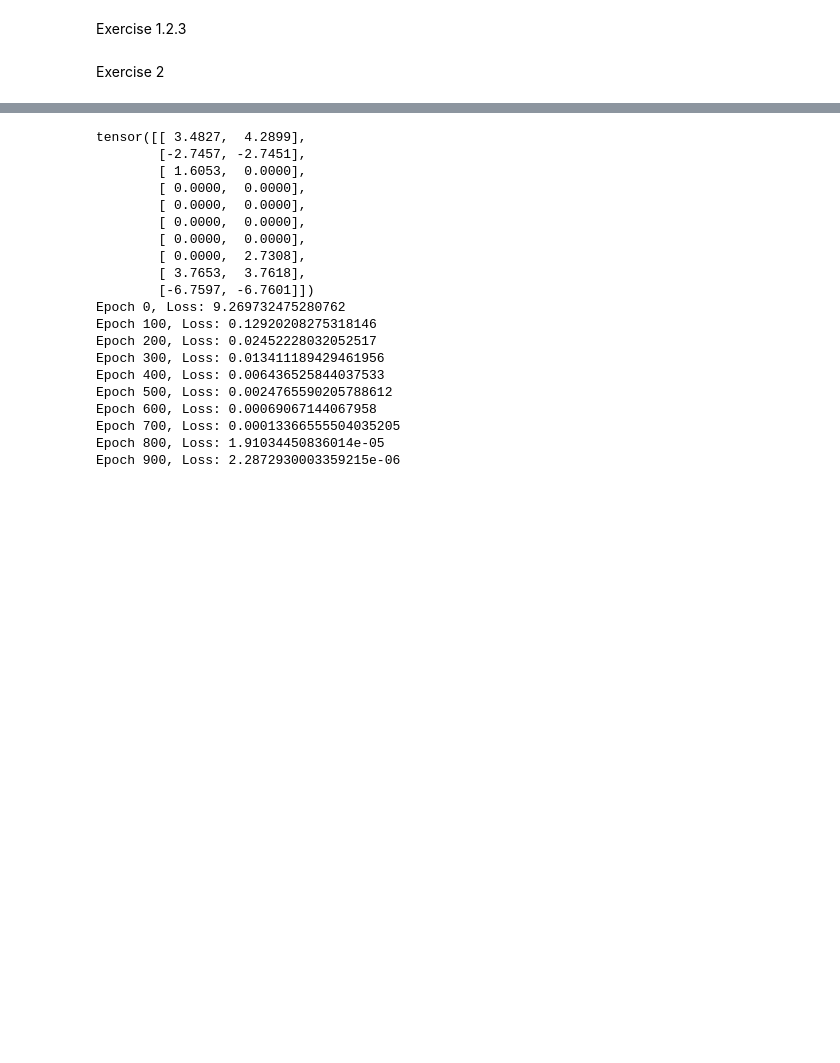
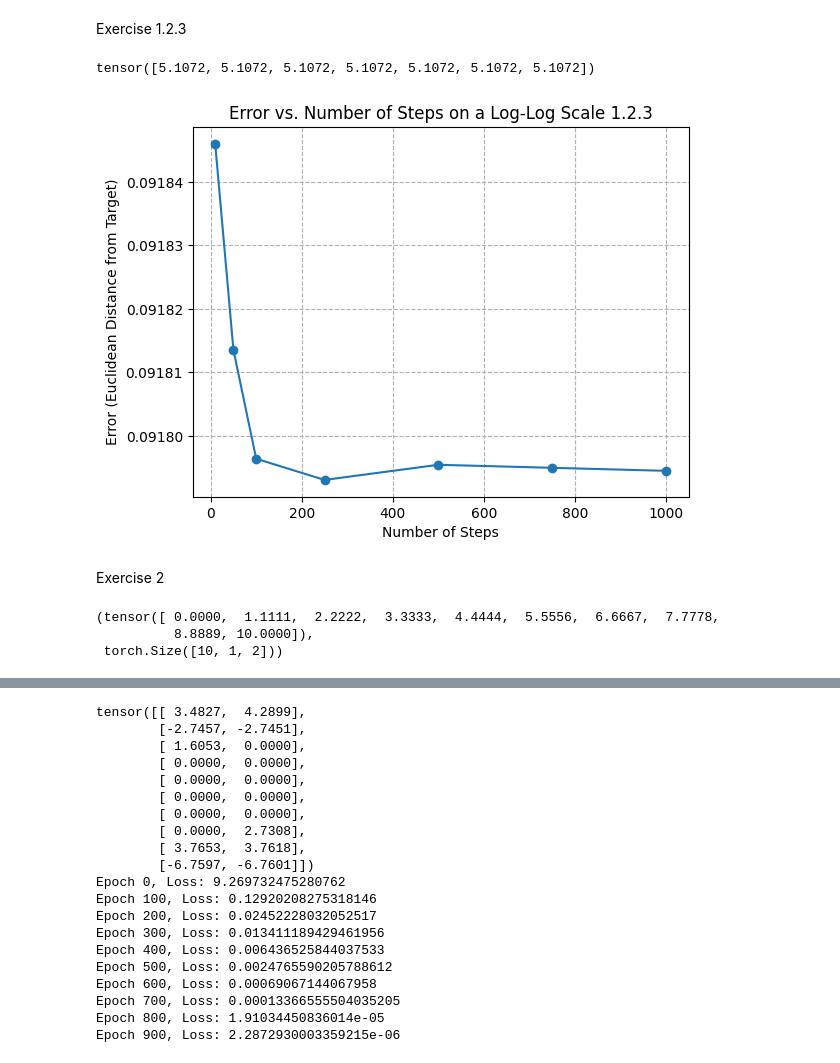
Before and after one commit to fmcknight/SCDAA, a Jupyter notebook: report.ipynb, the cells around one changed output, grey strips where cells are left out. Cells and saved outputs as stored; diff of their text form; code cells hidden in the pictures; blank space fills up the shorter version.

```diff
--- a/report.ipynb
+++ b/report.ipynb
@@ -308,7 +285,7 @@ Exercise 1.2.3
 # 1.2.3 CODE DO NOT RUN IN GITHUB IF USING N_SAMPLES=100000
 
 #N_samples=[10, 50, 100, 500, 1000, 5000, 10000, 50000, 100000] #DO NOT RUN
-N_samples = [10,50,100]
+N_samples = [10,50,100,250,500,750,1000]
 N_steps = 5000
 cost_samples = torch.tensor([])
 exp_cost_samples = torch.tensor([])
@@ -320,7 +297,8 @@ S_sol_cs_vals = torch.tensor((S_sol_cs(time_grid.numpy())),dtype=torch.float32)
 
 for j in range(len(N_samples)):
     for i in range(N_samples[j]):
-        result = generate_x(T, N_steps+1, H.float(), M.float(), D.float(), S_sol_cs_vals.float(), sigma.float(), x0)
+        result = generate_x(T, N_steps+1, H.float(), M.float(), D.float(),
+        S_sol_cs_vals.float(), sigma.float(), x0)
 
         alp = (-torch.inverse(D) @ M.T @ S_sol_cs_vals @result.transpose(1,2)).transpose(1,2)
         int_ = result@C@result.transpose(1,2) + alp@D@alp.transpose(1,2)
@@ -332,23 +310,21 @@ for j in range(len(N_samples)):
 # %%
 # OUR FIRST 1.2.3 BABY :D
 
 print(exp_cost_samples) # why is the first one better than the second?
-t_batch = torch.tensor([[0]])
-x_batch = torch.tensor([[x0]],dtype=torch.float32).repeat(t_batch.shape[0],1,1)
-
-# Compute the value function for current conditions
-value_func = lqr_system.value_function(t_batch, x_batch)
 
 # Compute the error
-error_samples = exp_cost_samples-value_func
+error_samples = abs(exp_cost_samples-value_func)
 
 #Plot the error
-plt.loglog(N_samples, error_samples, marker='o', linestyle='-')
+plt.plot(N_samples, error_samples, marker='o', linestyle='-')
 plt.xlabel('Number of Steps')
 plt.ylabel('Error (Euclidean Distance from Target)')
 plt.title('Error vs. Number of Steps on a Log-Log Scale 1.2.3')
 plt.grid(True, which="both", ls="--")
 plt.show()
+# %% [output]
+tensor([5.1072, 5.1072, 5.1072, 5.1072, 5.1072, 5.1072, 5.1072])
+[figure, added]
 # %% [markdown]
 Exercise 2
 # %%
@@ -360 +336,11 @@ def generate_training_data(T, num_samples):
     return t, x
+# %%
+# Generate training data
+T = 10
+num_samples = 10
+t_train, x_train = generate_training_data(T, num_samples)
+t_train, x_train.shape
+# %% [output]
+(tensor([ 0.0000,  1.1111,  2.2222,  3.3333,  4.4444,  5.5556,  6.6667,  7.7778,
+          8.8889, 10.0000]),
+ torch.Size([10, 1, 2]))
```
Also changed, not shown: parts of 11 cells of this notebook.
